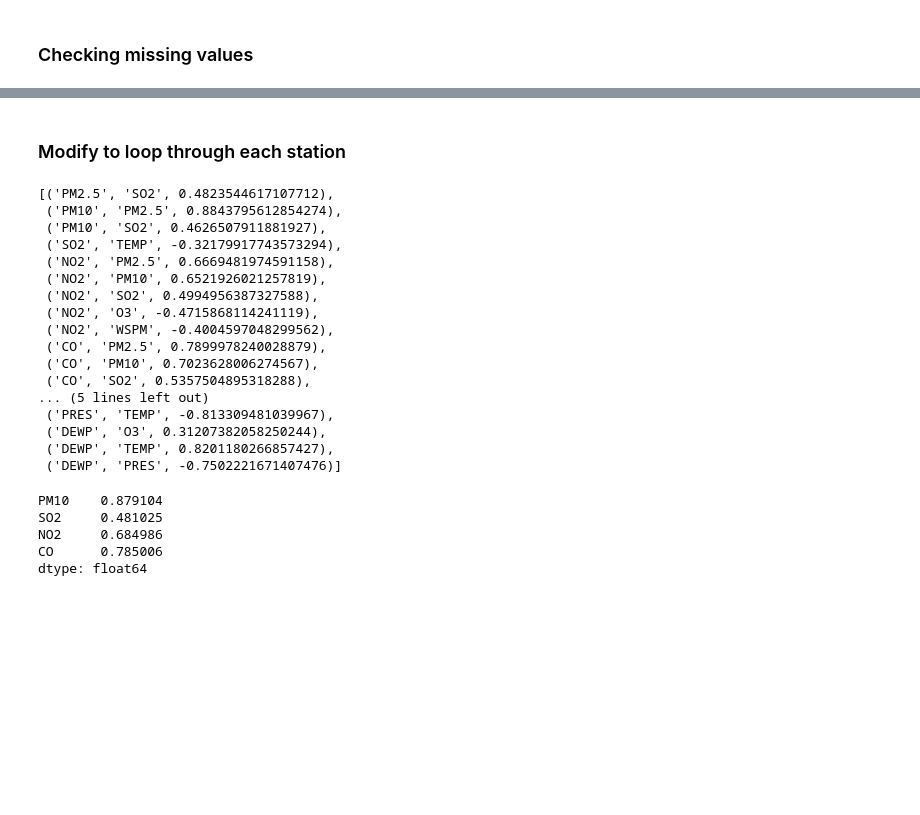
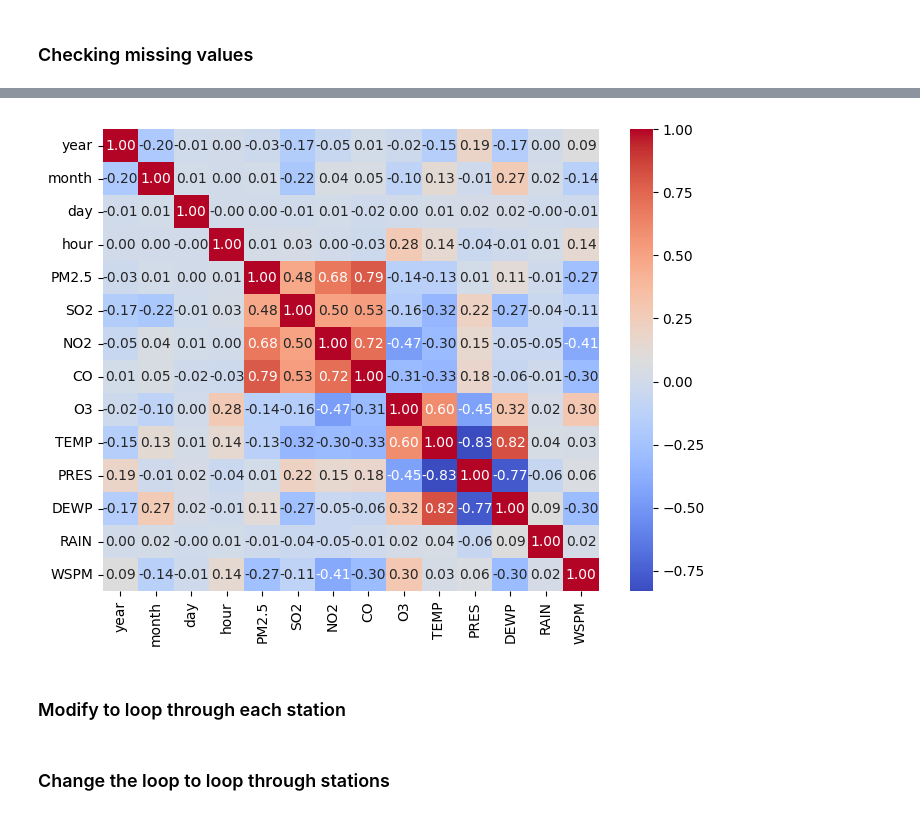
Before and after one commit to perujuice/AirQ_beijing, a Jupyter notebook: model.ipynb, the cells around one changed output, grey strips where cells are left out. Drawn from its saved outputs; the diff is of its cells as text; code cells hidden in the pictures; blank space fills up the shorter version.

```diff
--- a/model.ipynb
+++ b/model.ipynb
@@ -183,47 +202,25 @@ msno.matrix(df)
+# %%
+corrs = []
+for st, g in df.groupby("station"):
+    corrs.append(g.drop(columns=["wd","station"]).corr())
+
+mean_corr = sum(corrs) / len(corrs)
+mean_corr
+
+plt.figure(figsize=(8,6))
+sns.heatmap(mean_corr, annot=True, fmt=".2f", cmap="coolwarm")
+plt.show()
+# %% [output]
+[figure, added]
 # %% [markdown]
 ### Modify to loop through each station
-# %%
-numericalData = df.drop(['wd','station'], axis=1)
-corr = numericalData.corr()
-s = corr.unstack()
-s = s[s.index.get_level_values(0)!=s.index.get_level_values(1)]
-strong = s[s.abs() >= 0.3]
-
-pm2_5_corr = strong['PM2.5']
-strong = strong[strong.index.get_level_values(0) < strong.index.get_level_values(1)]
-strong = [(L0,L1,x)  for x, L0, L1 in zip(strong, strong.index.get_level_values(0), strong.index.get_level_values(1))]
-strong
-# %% [output]
-[('PM2.5', 'SO2', 0.4823544617107712),
- ('PM10', 'PM2.5', 0.8843795612854274),
- ('PM10', 'SO2', 0.4626507911881927),
- ('SO2', 'TEMP', -0.32179917743573294),
- ('NO2', 'PM2.5', 0.6669481974591158),
- ('NO2', 'PM10', 0.6521926021257819),
- ('NO2', 'SO2', 0.4994956387327588),
- ('NO2', 'O3', -0.4715868114241119),
- ('NO2', 'WSPM', -0.4004597048299562),
- ('CO', 'PM2.5', 0.7899978240028879),
- ('CO', 'PM10', 0.7023628006274567),
- ('CO', 'SO2', 0.5357504895318288),
-... (5 lines left out)
- ('PRES', 'TEMP', -0.813309481039967),
- ('DEWP', 'O3', 0.31207382058250244),
- ('DEWP', 'TEMP', 0.8201180266857427),
- ('DEWP', 'PRES', -0.7502221671407476)]
-# %%
-pm2_5_corr
-# %% [output]
-PM10    0.879104
-SO2     0.481025
-NO2     0.684986
-CO      0.785006
-dtype: float64
 # %%
 def t_test(group_vector1, group_vector2):
     equal_var_=np.var(group_vector1,ddof=1)==np.var(group_vector2,ddof=1)
     res=stats.ttest_ind(group_vector1,group_vector2, equal_var=equal_var_)
     return res
+# %% [markdown]
+### Change the loop to loop through stations
 # %%
 def diagnose_mv(df, mv_column):
     df_no_null = df[df[mv_column].notnull()]
```
Also changed, not shown: parts of 25 cells of this notebook.
